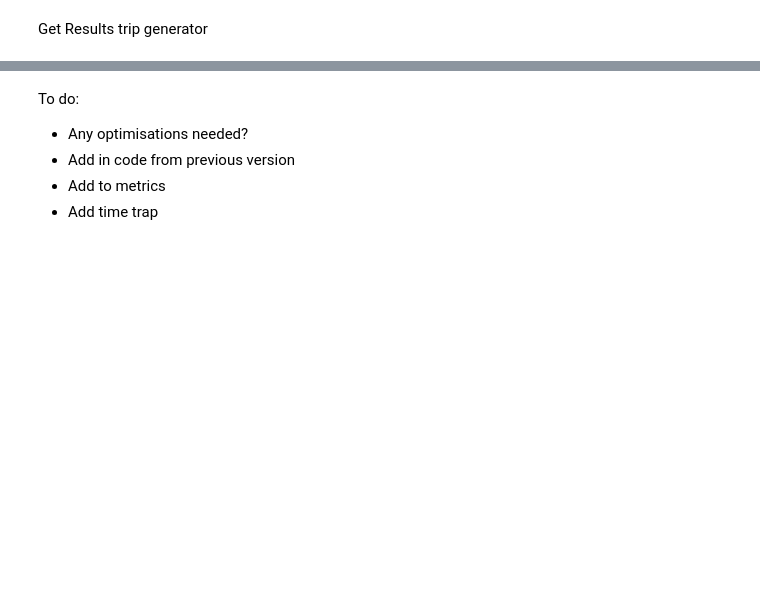
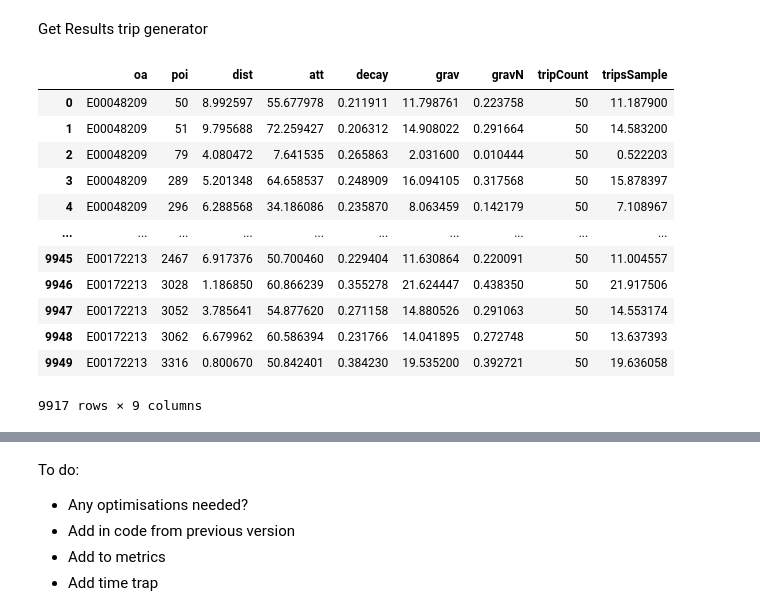
Before and after one commit to cmconlan/efficient_and_dynamic_accessibility_analysis, a Jupyter notebook: 06-end-to-end-access-costs.ipynb, the cells around one changed output, grey strips where cells are left out. Cells and saved outputs as stored; diff of their text form; code cells hidden in the pictures; blank space fills up the shorter version.

Commit message:
added gravity trip generator

```diff
--- a/06-end-to-end-access-costs.ipynb
+++ b/06-end-to-end-access-costs.ipynb
@@ -916,6 +898,22 @@ for mf in minflows:
 [94 76 56 ... 87 12 53]
 # %% [markdown]
 Get Results trip generator
+# %%
+distMx
+# %% [output]
+|  | oa | poi | dist | att | decay | grav | gravN | tripCount | tripsSample |
+| 0 | E00048209 | 50 | 8.992597 | 55.677978 | 0.211911 | 11.798761 | 0.223758 | 50 | 11.187900 |
+| 1 | E00048209 | 51 | 9.795688 | 72.259427 | 0.206312 | 14.908022 | 0.291664 | 50 | 14.583200 |
+| 2 | E00048209 | 79 | 4.080472 | 7.641535 | 0.265863 | 2.031600 | 0.010444 | 50 | 0.522203 |
+| 3 | E00048209 | 289 | 5.201348 | 64.658537 | 0.248909 | 16.094105 | 0.317568 | 50 | 15.878397 |
+| 4 | E00048209 | 296 | 6.288568 | 34.186086 | 0.235870 | 8.063459 | 0.142179 | 50 | 7.108967 |
+| ... | ... | ... | ... | ... | ... | ... | ... | ... | ... |
+| 9945 | E00172213 | 2467 | 6.917376 | 50.700460 | 0.229404 | 11.630864 | 0.220091 | 50 | 11.004557 |
+| 9946 | E00172213 | 3028 | 1.186850 | 60.866239 | 0.355278 | 21.624447 | 0.438350 | 50 | 21.917506 |
+| 9947 | E00172213 | 3052 | 3.785641 | 54.877620 | 0.271158 | 14.880526 | 0.291063 | 50 | 14.553174 |
+| 9948 | E00172213 | 3062 | 6.679962 | 60.586394 | 0.231766 | 14.041895 | 0.272748 | 50 | 13.637393 |
+| 9949 | E00172213 | 3316 | 0.800670 | 50.842401 | 0.384230 | 19.535200 | 0.392721 | 50 | 19.636058 |
+9917 rows × 9 columns
 # %%
 #METHOD 1 - Trip Generator (Gravity)
 
```
Also changed, not shown: parts of 4 cells of this notebook.
